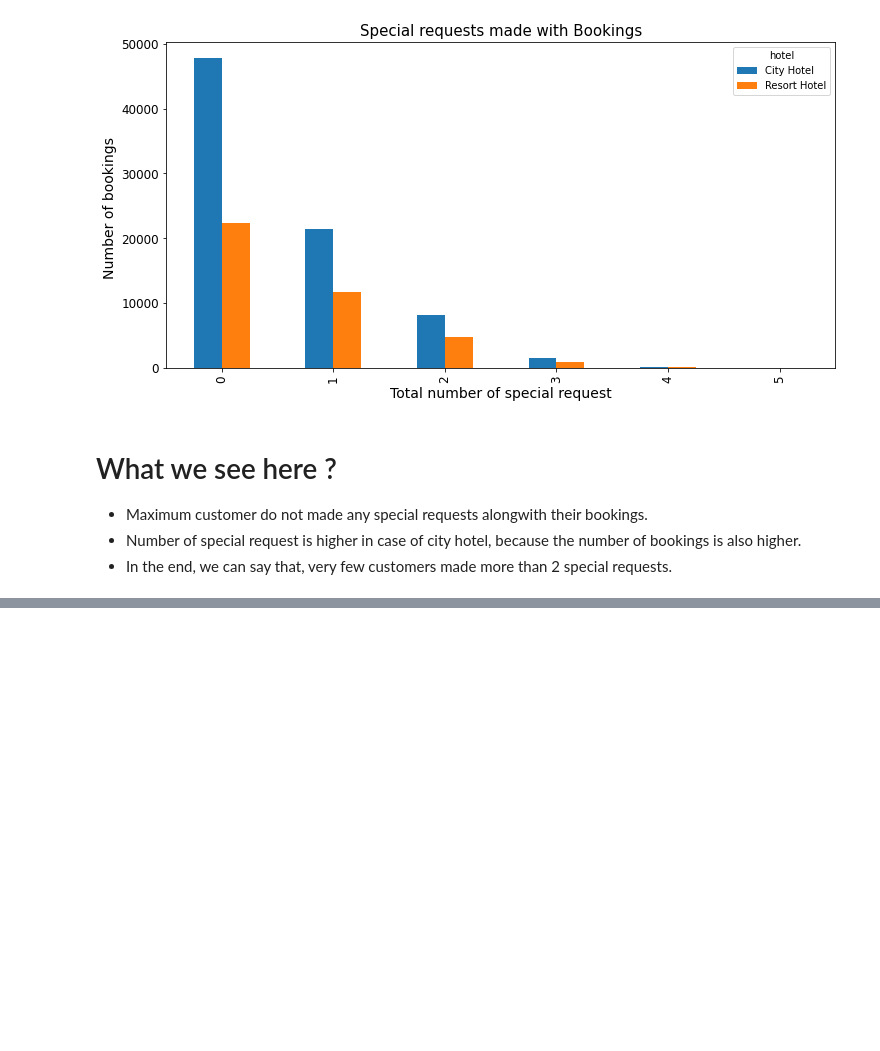
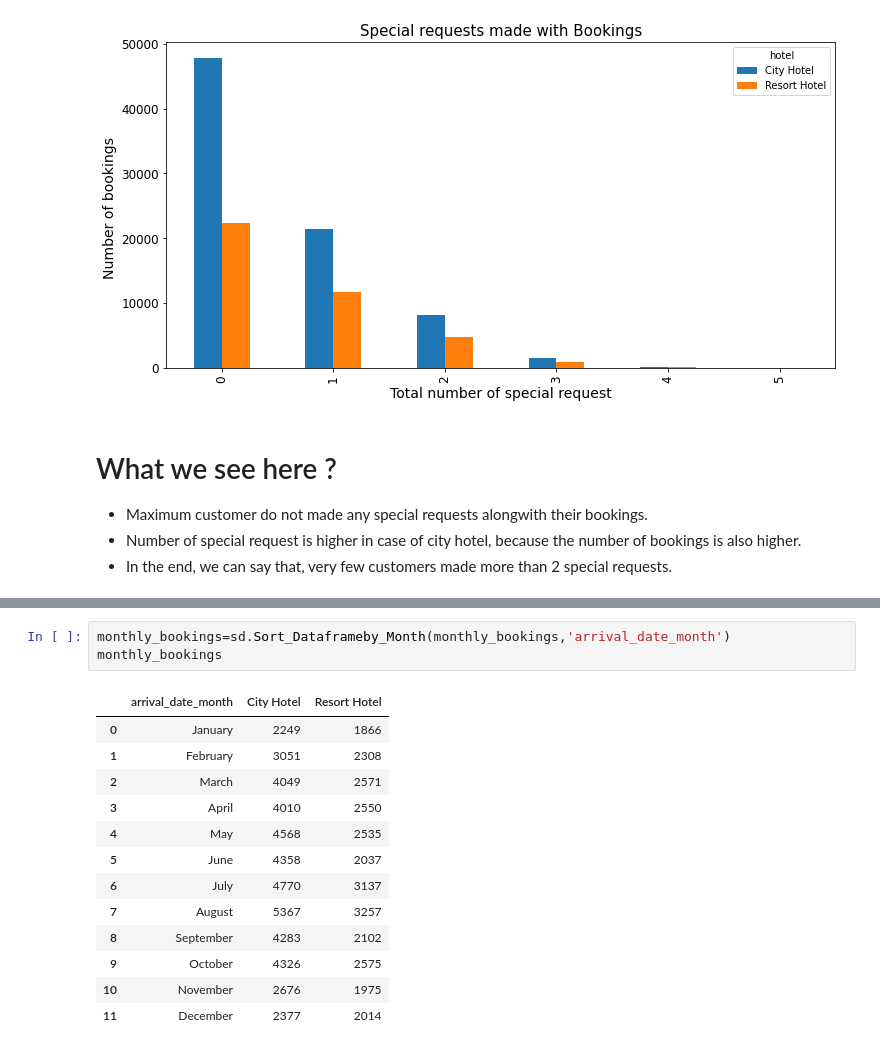
Before and after one commit to sachanneeraj/Hotels-Data-Analysis-EDA, a Jupyter notebook: Hotel_Booking_Analysis_Capstone_Project.ipynb, the cells around one changed output, grey strips where cells are left out. Cells and saved outputs as stored; diff of their text form; blank space fills up the shorter version.

```diff
--- a/Hotel_Booking_Analysis_Capstone_Project.ipynb
+++ b/Hotel_Booking_Analysis_Capstone_Project.ipynb
@@ -586,0 +626,17 @@ plt.show()
+# %%
+monthly_bookings=sd.Sort_Dataframeby_Month(monthly_bookings,'arrival_date_month')
+monthly_bookings
+# %% [output]
+|  | arrival_date_month | City Hotel | Resort Hotel |
+| 0 | January | 2249 | 1866 |
+| 1 | February | 3051 | 2308 |
+| 2 | March | 4049 | 2571 |
+| 3 | April | 4010 | 2550 |
+| 4 | May | 4568 | 2535 |
+| 5 | June | 4358 | 2037 |
+| 6 | July | 4770 | 3137 |
+| 7 | August | 5367 | 3257 |
+| 8 | September | 4283 | 2102 |
+| 9 | October | 4326 | 2575 |
+| 10 | November | 2676 | 1975 |
+| 11 | December | 2377 | 2014 |
```
Also changed, not shown: parts of 11 cells of this notebook.
